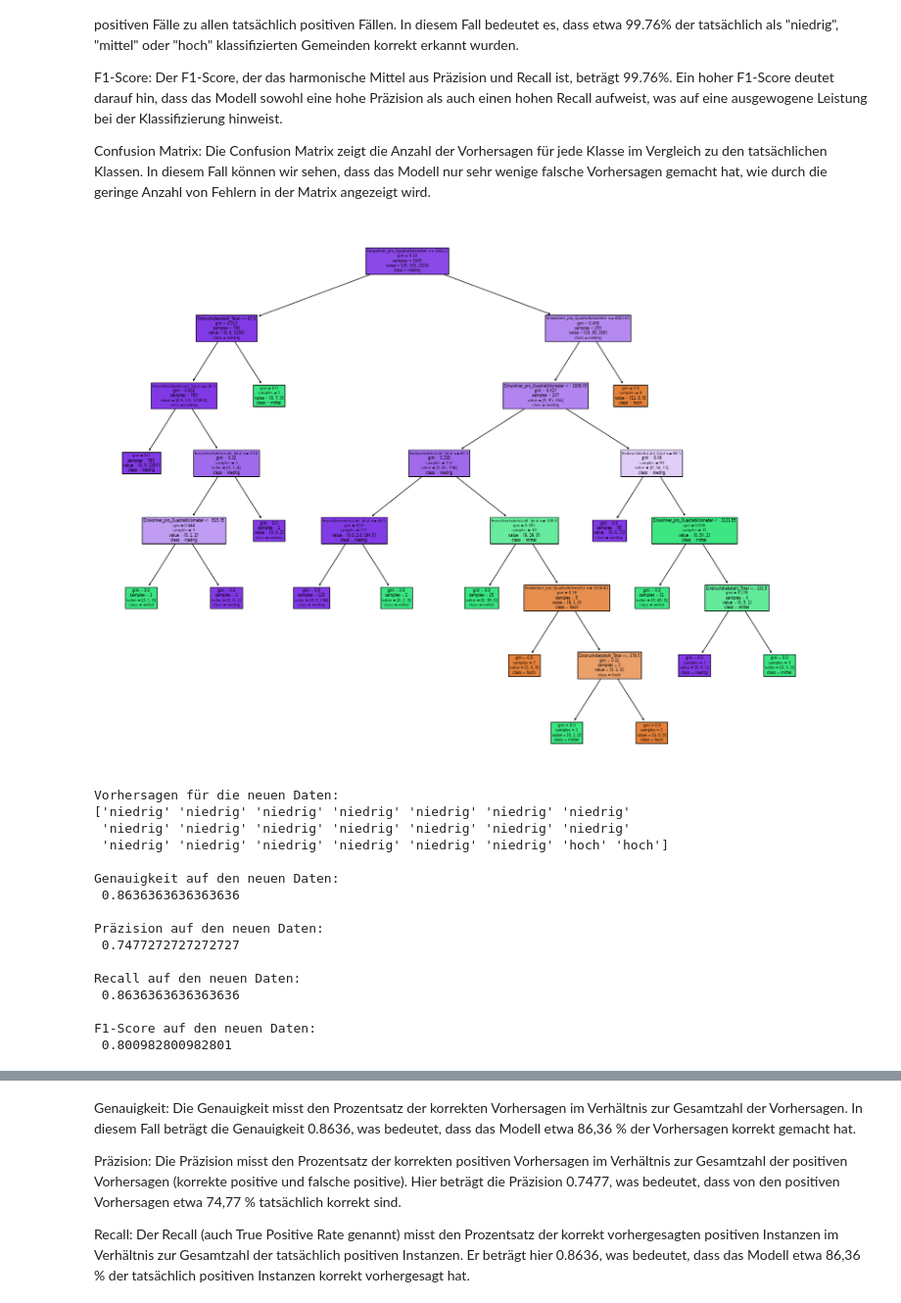
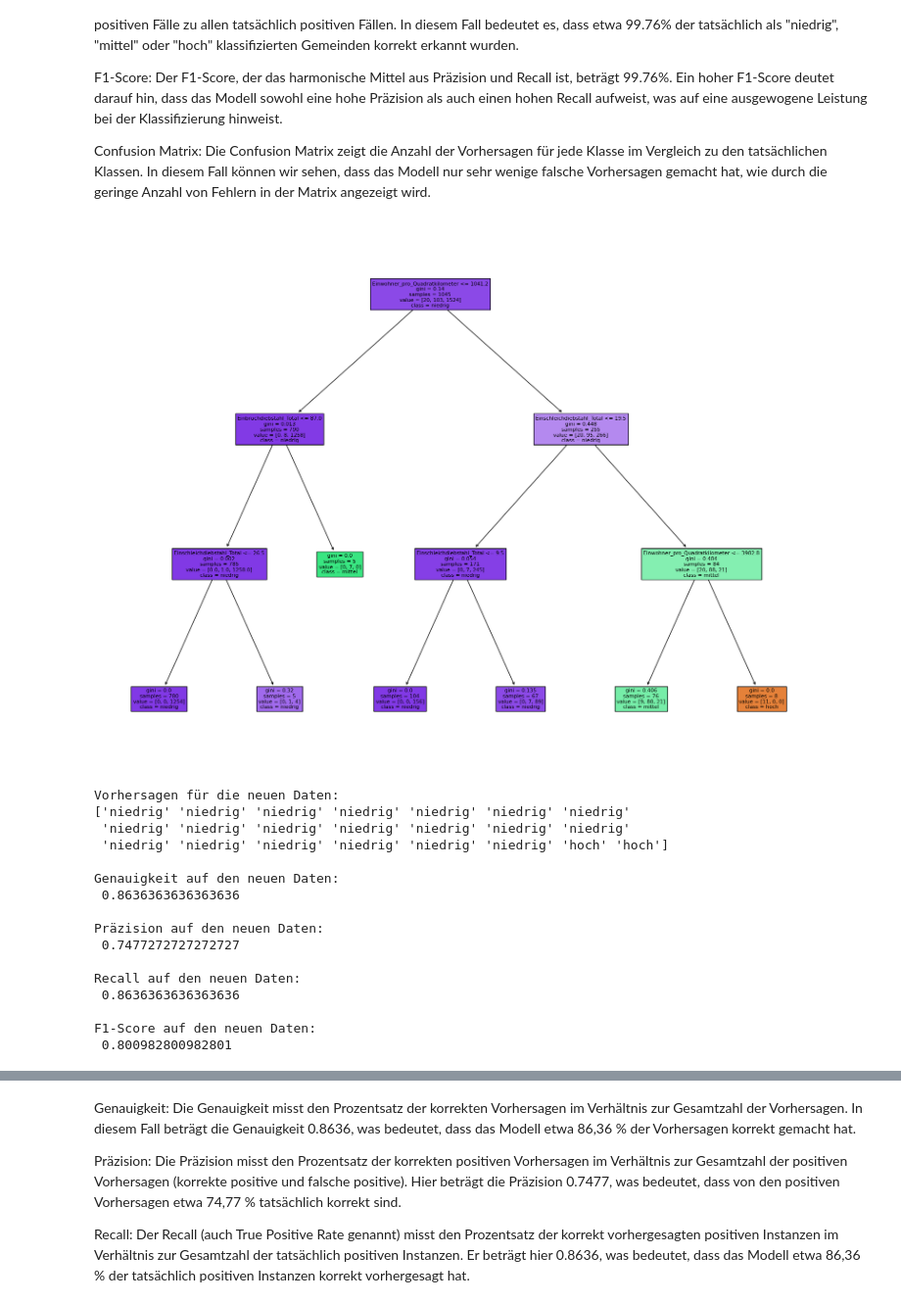
Before and after one commit to nvinto404/Data-Science-Project-Burglary-Statistics-Zurich, a Jupyter notebook: Modellierung.ipynb, the cells around one changed output, grey strips where cells are left out. Shown: that part at 98% size. Drawn from its saved outputs; the diff is of its cells as text; code cells hidden in the pictures.

```diff
--- a/Modellierung.ipynb
+++ b/Modellierung.ipynb
@@ -209,38 +194,24 @@ F1-Score: Der F1-Score, der das harmonische Mittel aus Präzision und Recall ist
 
 Confusion Matrix: Die Confusion Matrix zeigt die Anzahl der Vorhersagen für jede Klasse im Vergleich zu den tatsächlichen Klassen. In diesem Fall können wir sehen, dass das Modell nur sehr wenige falsche Vorhersagen gemacht hat, wie durch die geringe Anzahl von Fehlern in der Matrix angezeigt wird.
 # %%
-import pandas as pd
-from sklearn.model_selection import train_test_split
-from sklearn.ensemble import RandomForestClassifier
-from sklearn.metrics import accuracy_score, precision_score, recall_score, f1_score, confusion_matrix
-import matplotlib.pyplot as plt
-from sklearn.tree import plot_tree
 
-# Features auswählen
 features = ['Einwohner_pro_Quadratkilometer', 'Einbruchdiebstahl_Total', 'Einschleichdiebstahl_Total']
 
-# Kriminalitätsrisiko berechnen
 total_crime = df_unique['Einbruchdiebstahl_Total'] + df_unique['Einschleichdiebstahl_Total']
 df_unique['Kriminalitätsrisiko'] = pd.cut(total_crime, bins=[-float("inf"), 100, 500, float("inf")], labels=["niedrig", "mittel", "hoch"])
 
-# Zielvariable definieren
 target = 'Kriminalitätsrisiko'
 
-# Feature-Matrix X und Zielvektor y erstellen
 X = df_unique[features]
 y = df_unique[target]
 
-# Aufteilung der Daten in Trainings- und Testsets
 X_train, X_test, y_train, y_test = train_test_split(X, y, test_size=0.2, random_state=42)
 
-# Random Forest-Modell erstellen und trainieren
-random_forest = RandomForestClassifier(n_estimators=100, random_state=42)
+random_forest = RandomForestClassifier(n_estimators=100, random_state=42, max_depth=3)
 random_forest.fit(X_train, y_train)
 
-# Vorhersagen für das Testset machen
 y_pred_random_forest = random_forest.predict(X_test)
 
-# Entscheidungsbaum visualisieren (nur ein Baum)
 plt.figure(figsize=(20, 15))
 plot_tree(random_forest.estimators_[0], feature_names=features, class_names=random_forest.classes_, filled=True)
 plt.show()
@@ -254,39 +225,34 @@ new_data = pd.DataFrame({
     'Einschleichdiebstahl_Total': [8, 12, 15, 6, 10, 5, 9, 13, 16, 4,
                                     9, 11, 14, 7, 11, 6, 10, 14, 17, 3, 88, 190]
 })
 
-# Vorhersagen für die neuen Daten machen
 new_data_predictions = random_forest.predict(new_data)
 
-# Ausgabe der Vorhersagen
 print("Vorhersagen für die neuen Daten:")
 print(new_data_predictions)
 
-# Bewertung des Modells auf den neuen Daten
 new_data_true_labels = ['niedrig', 'niedrig', 'niedrig', 'niedrig', 'niedrig', 'niedrig', 'niedrig',
                         'niedrig', 'mittel', 'niedrig', 'niedrig', 'niedrig', 'niedrig', 'niedrig',
                         'niedrig', 'niedrig', 'mittel', 'mittel', 'niedrig', 'niedrig', 'hoch', 'hoch']  # True labels für die neuen Daten (Beispiel)
 new_data_accuracy = accuracy_score(new_data_true_labels, new_data_predictions)
 new_data_precision = precision_score(new_data_true_labels, new_data_predictions, average='weighted', zero_division=0)
 new_data_recall = recall_score(new_data_true_labels, new_data_predictions, average='weighted')
 new_data_f1 = f1_score(new_data_true_labels, new_data_predictions, average='weighted')
 
 print("\nGenauigkeit auf den neuen Daten:\n", new_data_accuracy)
 print("\nPräzision auf den neuen Daten:\n", new_data_precision)
 print("\nRecall auf den neuen Daten:\n", new_data_recall)
 print("\nF1-Score auf den neuen Daten:\n", new_data_f1)
 
-
-# Confusion Matrix erstellen für die neuen Datensätze
 conf_matrix = confusion_matrix(new_data_true_labels, new_data_predictions)
 plt.figure(figsize=(8, 6))
 sns.heatmap(conf_matrix, annot=True, fmt='d', cmap='Blues', xticklabels=random_forest.classes_, yticklabels=random_forest.classes_)
 plt.xlabel('Vorhergesagte Klassen')
 plt.ylabel('Wahre Klassen')
 plt.title('Confusion Matrix')
 plt.show()
 # %% [output]
-[figure, old version]
+[figure, new version]
 Vorhersagen für die neuen Daten:
 ['niedrig' 'niedrig' 'niedrig' 'niedrig' 'niedrig' 'niedrig' 'niedrig'
  'niedrig' 'niedrig' 'niedrig' 'niedrig' 'niedrig' 'niedrig' 'niedrig'
```
Also changed, not shown: parts of 17 cells of this notebook.
